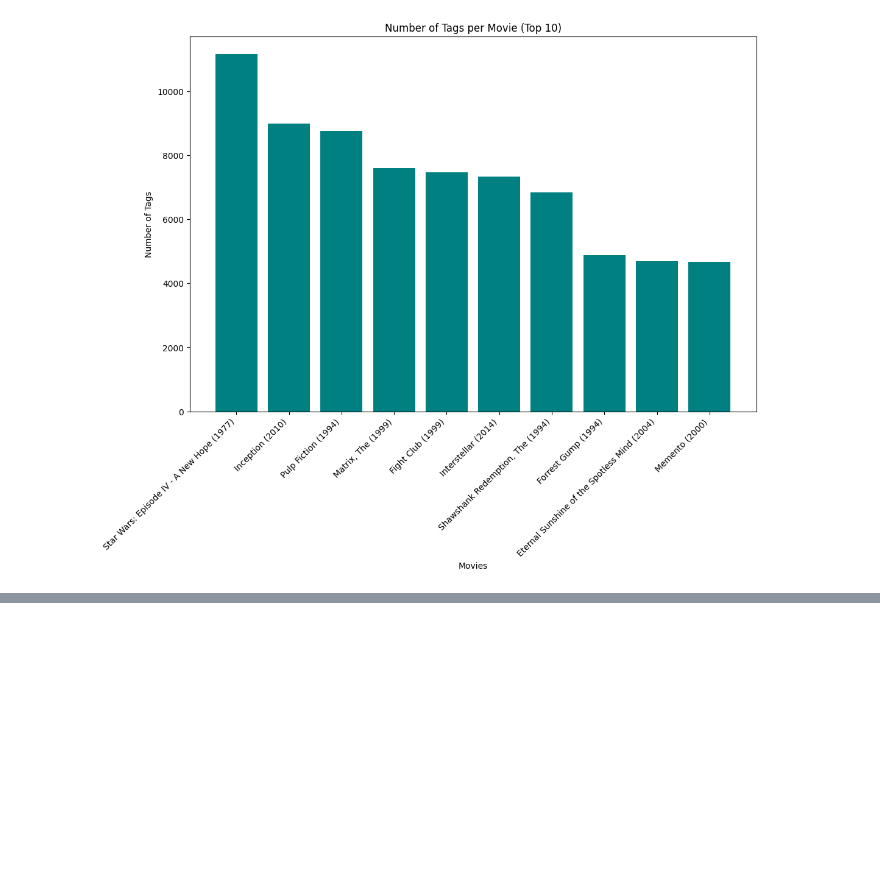
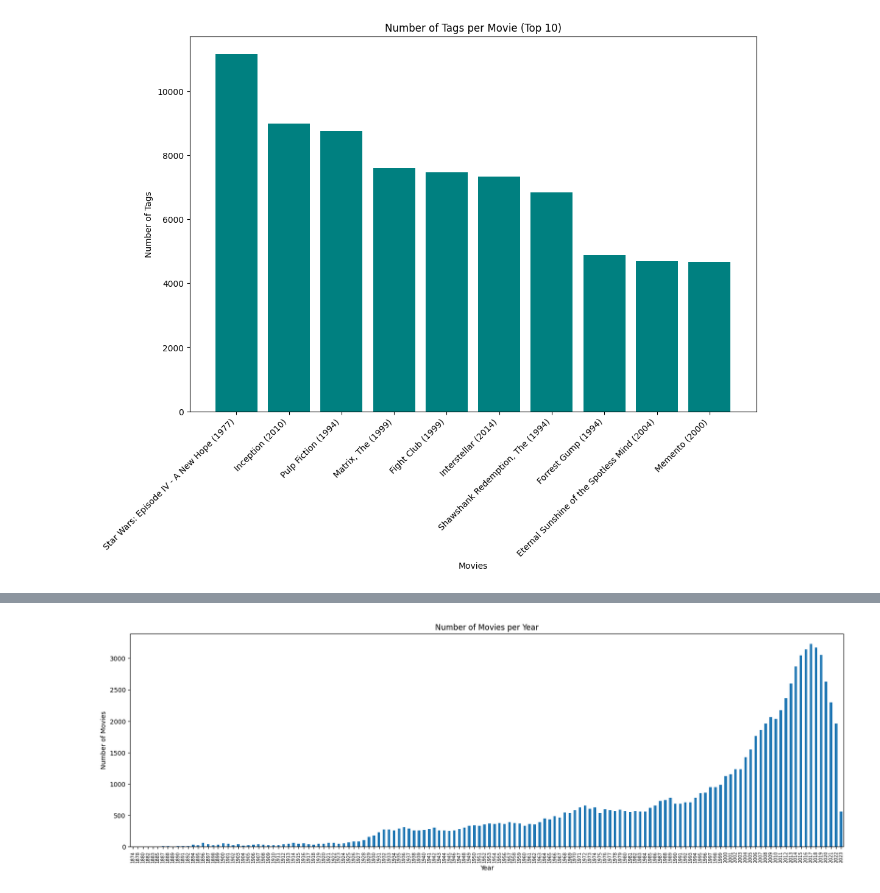
Before and after one commit to Buriiboo/Brian-Gomez-Santiestevez-OPA23GB, a Jupyter notebook: ML_pt2_Labb1/uppgift1.ipynb, the cells around one changed output, grey strips where cells are left out. Saved outputs shown, nothing was run; the diff lists cells and outputs as text; code cells hidden in the pictures; blank space fills up the shorter version.

```diff
--- a/ML_pt2_Labb1/uppgift1.ipynb
+++ b/ML_pt2_Labb1/uppgift1.ipynb
@@ -96,0 +116,16 @@ plt.show()
+# %%
+# Plotting the number of movies by year
+
+df_movies['year'] = df_movies['title'].str.extract(r'\((\d{4})\)$')
+# Count the number of movies per year
+movies_per_year = df_movies['year'].value_counts().sort_index()
+# Plot
+plt.figure(figsize=(20, 6))
+movies_per_year.plot(kind='bar')
+plt.title('Number of Movies per Year')
+plt.xlabel('Year')
+plt.ylabel('Number of Movies')
+plt.tick_params(axis='x', labelsize=7)
+plt.show()
+# %% [output]
+[figure, added]
```
Also changed, not shown: parts of 2 cells of this notebook.
